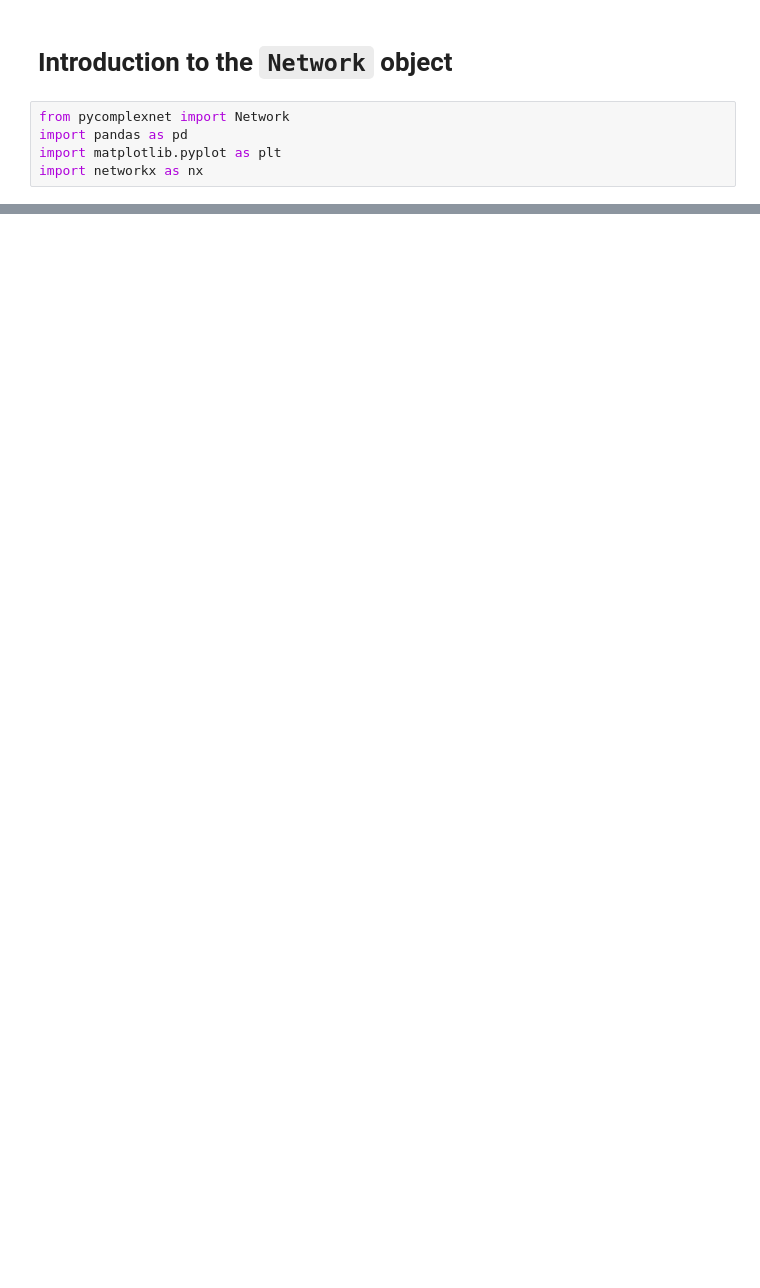
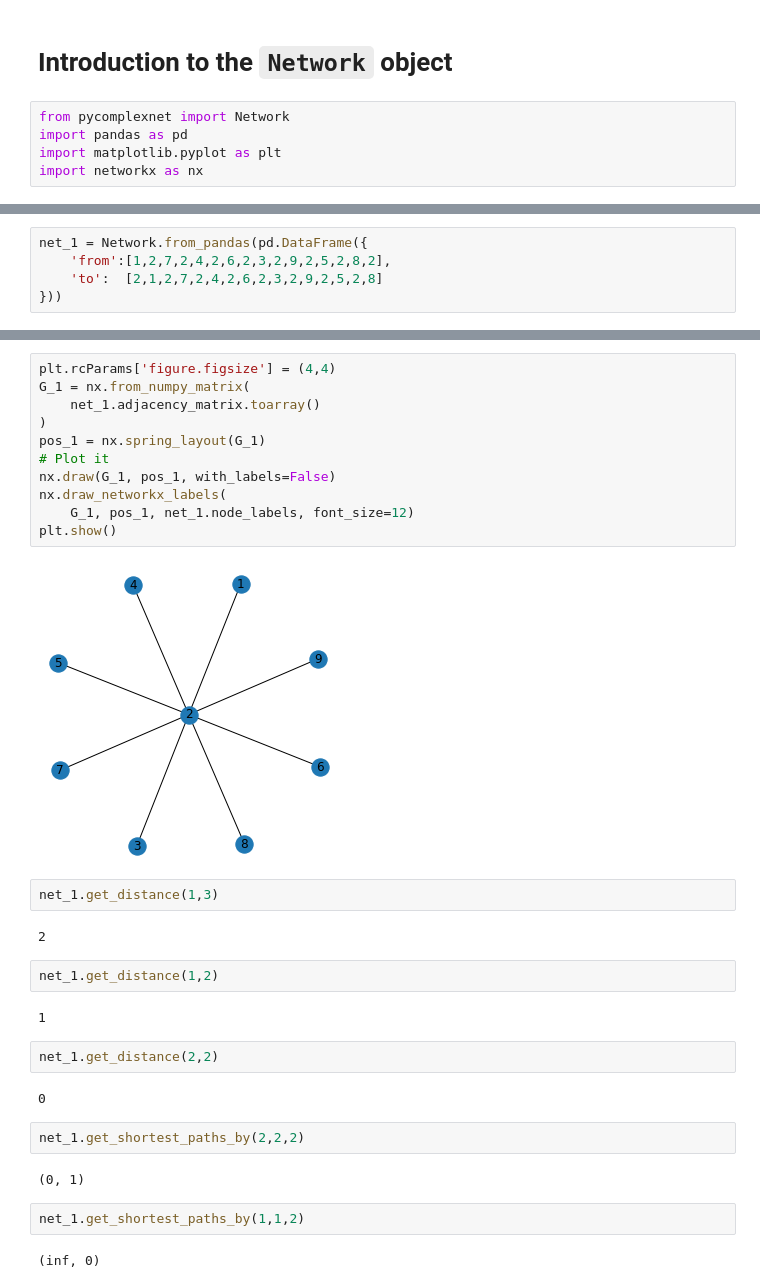
Before and after one commit to jadianes/pycomplexnet, a Jupyter notebook: notebooks/introduction.ipynb, the cells around one changed output, grey strips where cells are left out. Cells and saved outputs as stored; diff of their text form; blank space fills up the shorter version.

```diff
--- a/notebooks/introduction.ipynb
+++ b/notebooks/introduction.ipynb
@@ -69,0 +12,5 @@ net.get_num_shortest_paths_by('A','E','C')
+# %%
+net_1 = Network.from_pandas(pd.DataFrame({
+    'from':[1,2,7,2,4,2,6,2,3,2,9,2,5,2,8,2],
+    'to':  [2,1,2,7,2,4,2,6,2,3,2,9,2,5,2,8]
+}))
@@ -69,0 +33,33 @@ net.get_num_shortest_paths_by('A','E','C')
+# %%
+plt.rcParams['figure.figsize'] = (4,4)
+G_1 = nx.from_numpy_matrix(
+    net_1.adjacency_matrix.toarray()
+)
+pos_1 = nx.spring_layout(G_1)
+# Plot it
+nx.draw(G_1, pos_1, with_labels=False)
+nx.draw_networkx_labels(
+    G_1, pos_1, net_1.node_labels, font_size=12)
+plt.show()
+# %% [output]
+[figure, added]
+# %%
+net_1.get_distance(1,3)
+# %% [output]
+2
+# %%
+net_1.get_distance(1,2)
+# %% [output]
+1
+# %%
+net_1.get_distance(2,2)
+# %% [output]
+0
+# %%
+net_1.get_shortest_paths_by(2,2,2)
+# %% [output]
+(0, 1)
+# %%
+net_1.get_shortest_paths_by(1,1,2)
+# %% [output]
+(inf, 0)
```
Also changed, not shown: parts of 38 cells of this notebook, 2 other files.
